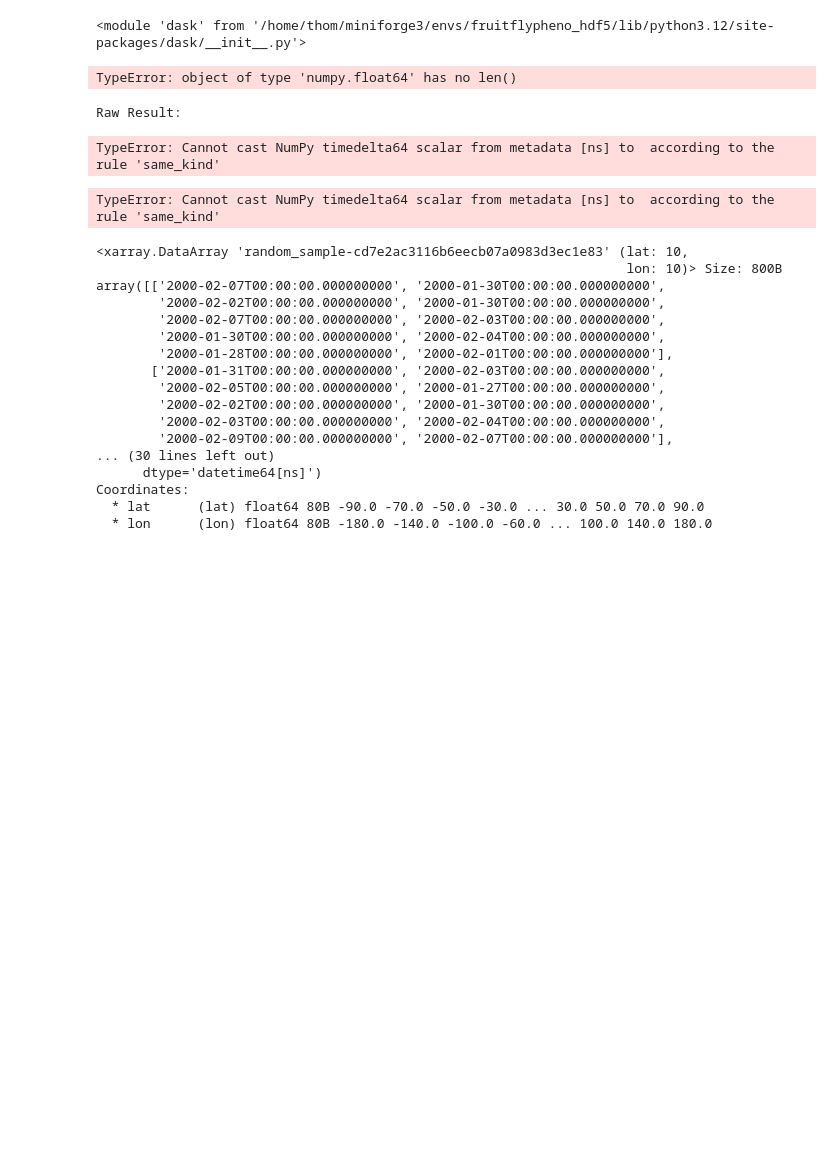
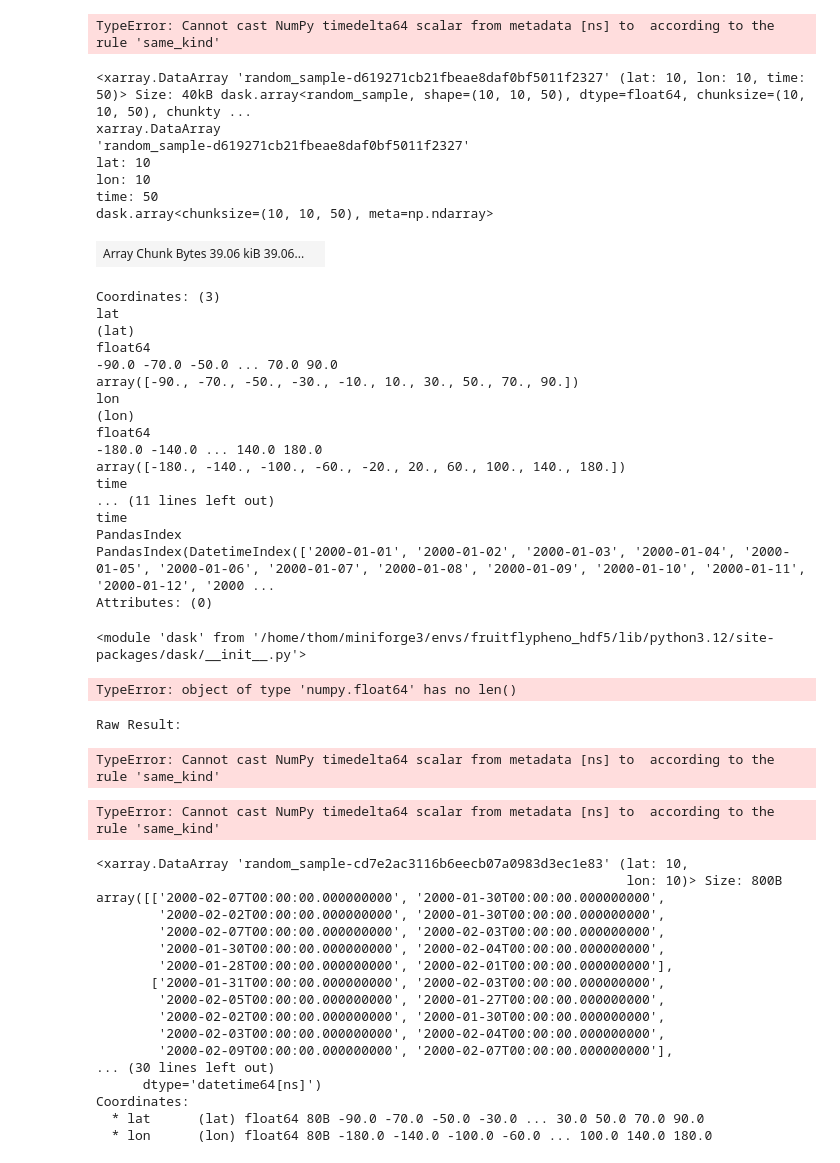
Before and after one commit to ThomWorm/FruitFlyPheno, a Jupyter notebook: repro_example.ipynb, the cells around one changed output. Drawn from its saved outputs; the diff is of its cells as text; code cells hidden in the pictures; blank space fills up the shorter version.

Commit message:
added processing functions

```diff
--- a/repro_example.ipynb
+++ b/repro_example.ipynb
@@ -4,8 +4,9 @@ import pandas as pd
 import xarray as xr
 import dask.array as da
 
+
 #############################################
-#Function
+# Function
 #############################################
 def day_cumsum_reaches_threshold_linear(
     degree_days, start_index, start_time_values, threshold
@@ -19,8 +20,9 @@ def day_cumsum_reaches_threshold_linear(
     result_date = start_time_values[start_index + first_reached_index]
     return result_date
 
+
 #############################################
-#Input data
+# Input data
 #############################################
 
 vday_cumsum_reaches_threshold_linear = np.vectorize(day_cumsum_reaches_threshold_linear)
@@ -32,7 +34,7 @@ time = pd.date_range("2000-01-01", periods=50, freq="D").to_numpy(
 lat = np.linspace(-90, 90, 10)
 lon = np.linspace(-180, 180, 10)
 degree_days = xr.DataArray(
-    da.random.random((10, 10, 50), chunks=(10, 10, -1)),  # No chunking along time
+    da.random.random((10, 10, 50)),
     coords=[lat, lon, time],
     dims=["lat", "lon", "time"],
 )
@@ -45,7 +47,7 @@ start_indices = np.array(
 threshold = 15
 
 #############################################
-#Apply function
+# Apply function
 #############################################
 
 
@@ -59,10 +61,40 @@ result_raw = xr.apply_ufunc(
     output_core_dims=[[]],
     vectorize=True,
     dask="parallelized",
-    output_dtypes=[],
+    output_dtypes=["datetime64[ns]"],
 )
 
 result_raw.compute()
+# %% [output]
+TypeError: Cannot cast NumPy timedelta64 scalar from metadata [ns] to  according to the rule 'same_kind'
+# %%
+degree_days
+# %% [output]
+<xarray.DataArray 'random_sample-d619271cb21fbeae8daf0bf5011f2327' (lat: 10, lon: 10, time: 50)> Size: 40kB dask.array<random_sample, shape=(10, 10, 50), dtype=float64, chunksize=(10, 10, 50), chunkty ...
+xarray.DataArray
+'random_sample-d619271cb21fbeae8daf0bf5011f2327'
+lat: 10
+lon: 10
+time: 50
+dask.array<chunksize=(10, 10, 50), meta=np.ndarray>
+| Array Chunk Bytes 39.06 kiB 39.06... |  |
+Coordinates: (3)
+lat
+(lat)
+float64
+-90.0 -70.0 -50.0 ... 70.0 90.0
+array([-90., -70., -50., -30., -10., 10., 30., 50., 70., 90.])
+lon
+(lon)
+float64
+-180.0 -140.0 ... 140.0 180.0
+array([-180., -140., -100., -60., -20., 20., 60., 100., 140., 180.])
+time
+... (11 lines left out)
+time
+PandasIndex
+PandasIndex(DatetimeIndex(['2000-01-01', '2000-01-02', '2000-01-03', '2000-01-04', '2000-01-05', '2000-01-06', '2000-01-07', '2000-01-08', '2000-01-09', '2000-01-10', '2000-01-11', '2000-01-12', '2000 ...
+Attributes: (0)
 # %%
 import dask
 
```
Also changed, not shown: 4 other files.
